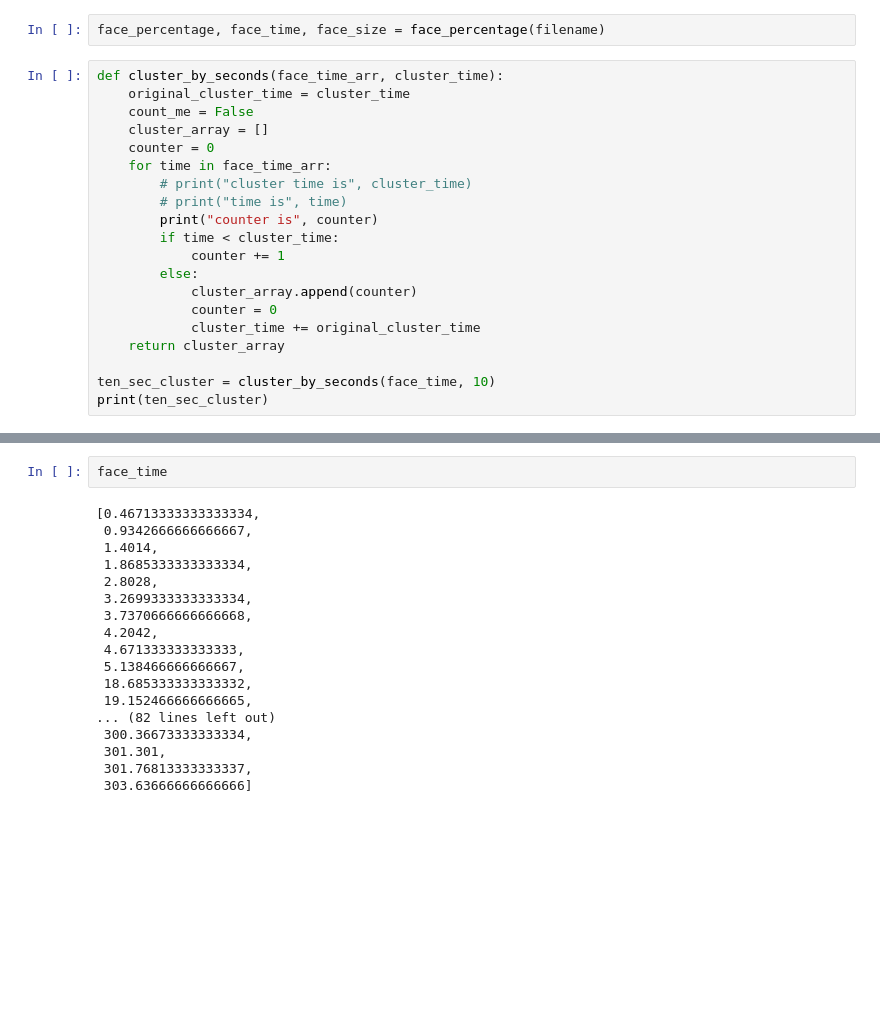
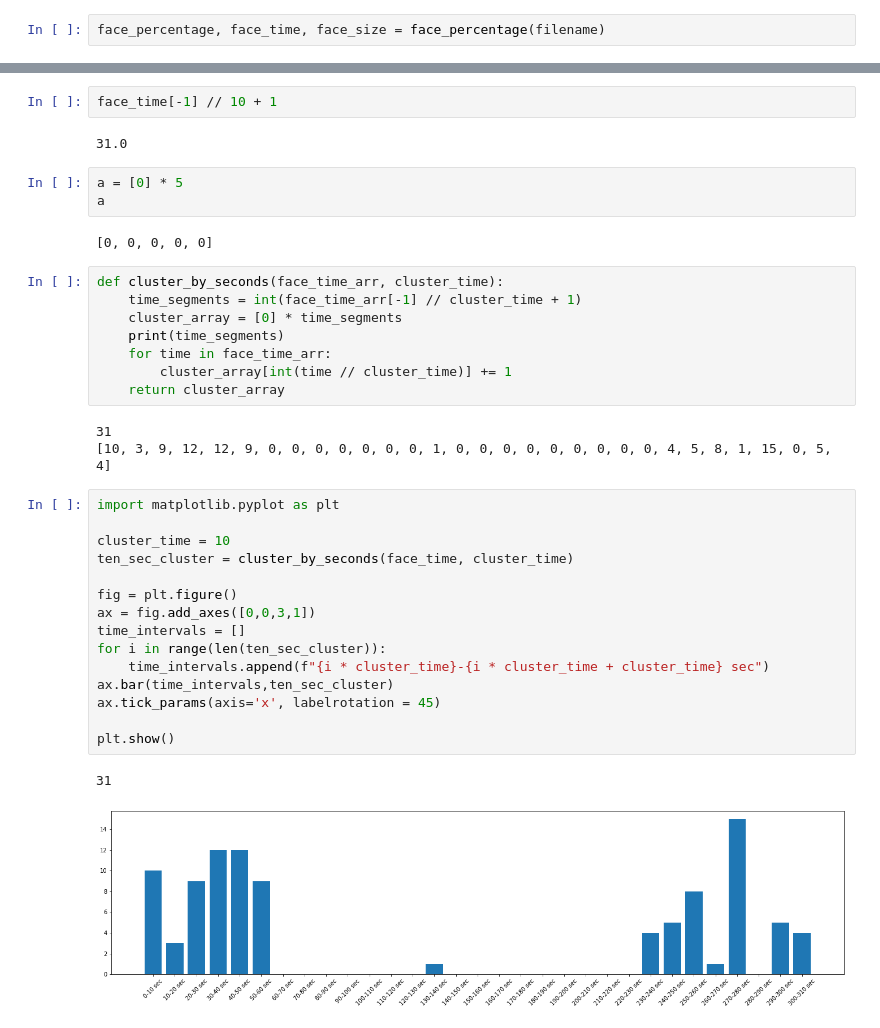
Before and after one commit to p-ai-org/P-YUM, a Jupyter notebook: Food-Host Screen Time/Food_Host_Screen_Time.ipynb, the cells around one changed output, grey strips where cells are left out. Saved outputs shown, nothing was run; the diff lists cells and outputs as text; blank space fills up the shorter version.

```diff
--- a/Food-Host Screen Time/Food_Host_Screen_Time.ipynb
+++ b/Food-Host Screen Time/Food_Host_Screen_Time.ipynb
@@ -279,23 +279,3 @@ def face_percentage(filename):
     return percentage_of_face_in_video, face_by_seconds, face_size_of_screen
 # %%
 face_percentage, face_time, face_size = face_percentage(filename)
-# %%
-def cluster_by_seconds(face_time_arr, cluster_time):
-    original_cluster_time = cluster_time
-    count_me = False
-    cluster_array = []
-    counter = 0
-    for time in face_time_arr:
-        # print("cluster time is", cluster_time)
-        # print("time is", time)
-        print("counter is", counter)
-        if time < cluster_time:
-            counter += 1
-        else:
-            cluster_array.append(counter)
-            counter = 0
-            cluster_time += original_cluster_time
-    return cluster_array
-
-ten_sec_cluster = cluster_by_seconds(face_time, 10)
-print(ten_sec_cluster)
@@ -320,20 +282,38 @@ counter is 2
-# %%
-face_time
-# %% [output]
-[0.46713333333333334,
- 0.9342666666666667,
- 1.4014,
- 1.8685333333333334,
- 2.8028,
- 3.2699333333333334,
- 3.7370666666666668,
- 4.2042,
- 4.671333333333333,
- 5.138466666666667,
- 18.685333333333332,
- 19.152466666666665,
-... (82 lines left out)
- 300.36673333333334,
- 301.301,
- 301.76813333333337,
- 303.63666666666666]
+# %%
+face_time[-1] // 10 + 1
+# %% [output]
+31.0
+# %%
+a = [0] * 5
+a
+# %% [output]
+[0, 0, 0, 0, 0]
+# %%
+def cluster_by_seconds(face_time_arr, cluster_time):
+    time_segments = int(face_time_arr[-1] // cluster_time + 1)
+    cluster_array = [0] * time_segments
+    print(time_segments)
+    for time in face_time_arr:
+        cluster_array[int(time // cluster_time)] += 1
+    return cluster_array
+# %% [output]
+31
+[10, 3, 9, 12, 12, 9, 0, 0, 0, 0, 0, 0, 0, 1, 0, 0, 0, 0, 0, 0, 0, 0, 0, 4, 5, 8, 1, 15, 0, 5, 4]
+# %%
+import matplotlib.pyplot as plt
+
+cluster_time = 10
+ten_sec_cluster = cluster_by_seconds(face_time, cluster_time)
+
+fig = plt.figure()
+ax = fig.add_axes([0,0,3,1])
+time_intervals = []
+for i in range(len(ten_sec_cluster)):
+    time_intervals.append(f"{i * cluster_time}-{i * cluster_time + cluster_time} sec")
+ax.bar(time_intervals,ten_sec_cluster)
+ax.tick_params(axis='x', labelrotation = 45)
+
+plt.show()
+# %% [output]
+31
+[figure, added]
```
Also changed, not shown: parts of 1 cell of this notebook, 1 other file.
